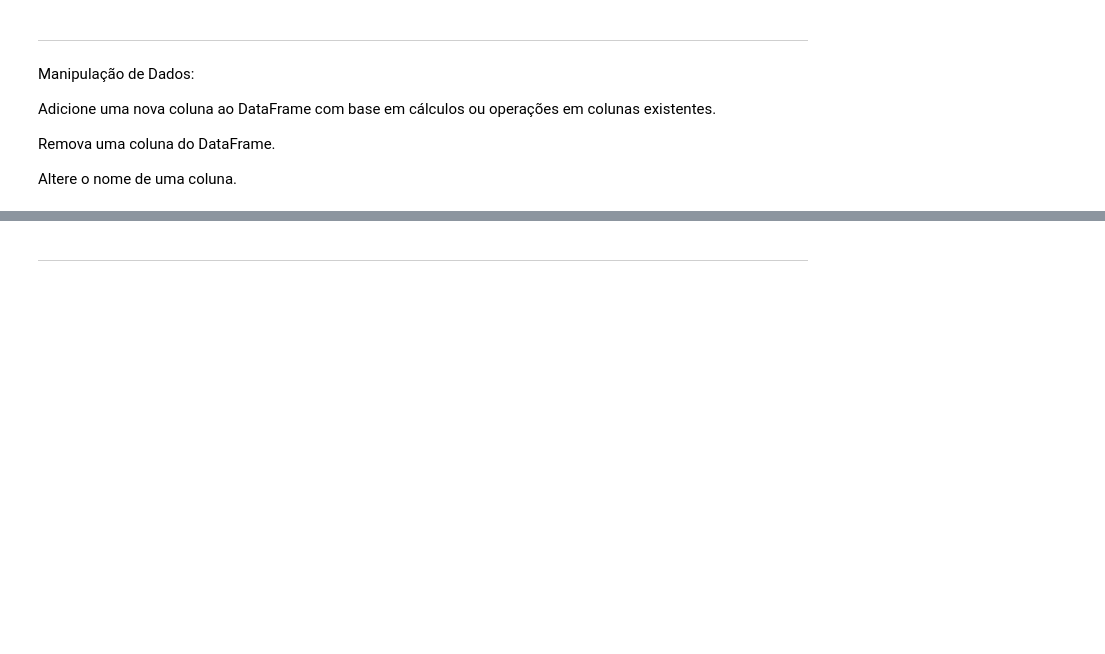
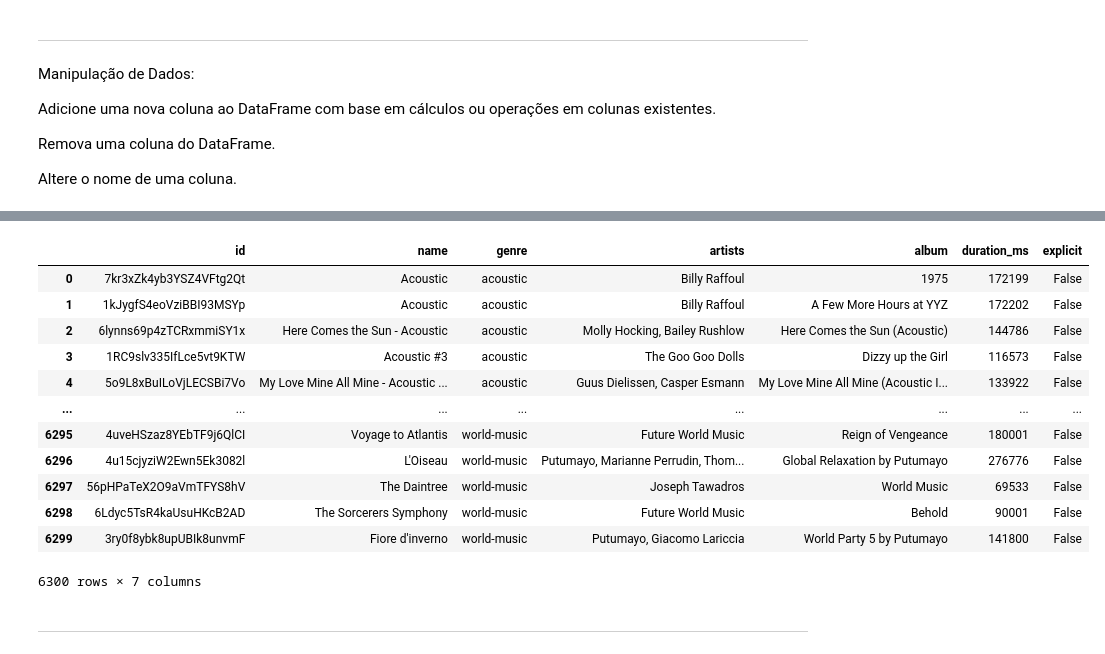
Before and after one commit to liviaalves00/JupyterNotebooksTestes, a Jupyter notebook: spotifydataset.ipynb, the cells around one changed output, grey strips where cells are left out. Drawn from its saved outputs; the diff is of its cells as text; code cells hidden in the pictures; blank space fills up the shorter version.

```diff
--- a/spotifydataset.ipynb
+++ b/spotifydataset.ipynb
@@ -293,3 +311,21 @@ Altere o nome de uma coluna.
+# %%
+#Remova uma coluna do DataFrame.
+spo_dt = spo_dt.drop('popularidade', axis=1)
+display(spo_dt)
+# %% [output]
+|  | id | name | genre | artists | album | duration_ms | explicit |
+| 0 | 7kr3xZk4yb3YSZ4VFtg2Qt | Acoustic | acoustic | Billy Raffoul | 1975 | 172199 | False |
+| 1 | 1kJygfS4eoVziBBI93MSYp | Acoustic | acoustic | Billy Raffoul | A Few More Hours at YYZ | 172202 | False |
+| 2 | 6lynns69p4zTCRxmmiSY1x | Here Comes the Sun - Acoustic | acoustic | Molly Hocking, Bailey Rushlow | Here Comes the Sun (Acoustic) | 144786 | False |
+| 3 | 1RC9slv335IfLce5vt9KTW | Acoustic #3 | acoustic | The Goo Goo Dolls | Dizzy up the Girl | 116573 | False |
+| 4 | 5o9L8xBuILoVjLECSBi7Vo | My Love Mine All Mine - Acoustic ... | acoustic | Guus Dielissen, Casper Esmann | My Love Mine All Mine (Acoustic I... | 133922 | False |
+| ... | ... | ... | ... | ... | ... | ... | ... |
+| 6295 | 4uveHSzaz8YEbTF9j6QlCI | Voyage to Atlantis | world-music | Future World Music | Reign of Vengeance | 180001 | False |
+| 6296 | 4u15cjyziW2Ewn5Ek3082l | L'Oiseau | world-music | Putumayo, Marianne Perrudin, Thom... | Global Relaxation by Putumayo | 276776 | False |
+| 6297 | 56pHPaTeX2O9aVmTFYS8hV | The Daintree | world-music | Joseph Tawadros | World Music | 69533 | False |
+| 6298 | 6Ldyc5TsR4kaUsuHKcB2AD | The Sorcerers Symphony | world-music | Future World Music | Behold | 90001 | False |
+| 6299 | 3ry0f8ybk8upUBIk8unvmF | Fiore d'inverno | world-music | Putumayo, Giacomo Lariccia | World Party 5 by Putumayo | 141800 | False |
+6300 rows × 7 columns
 # %% [markdown]
 ---------------------------------------------------
 # %% [markdown]
```
Also changed, not shown: parts of 1 cell of this notebook.
